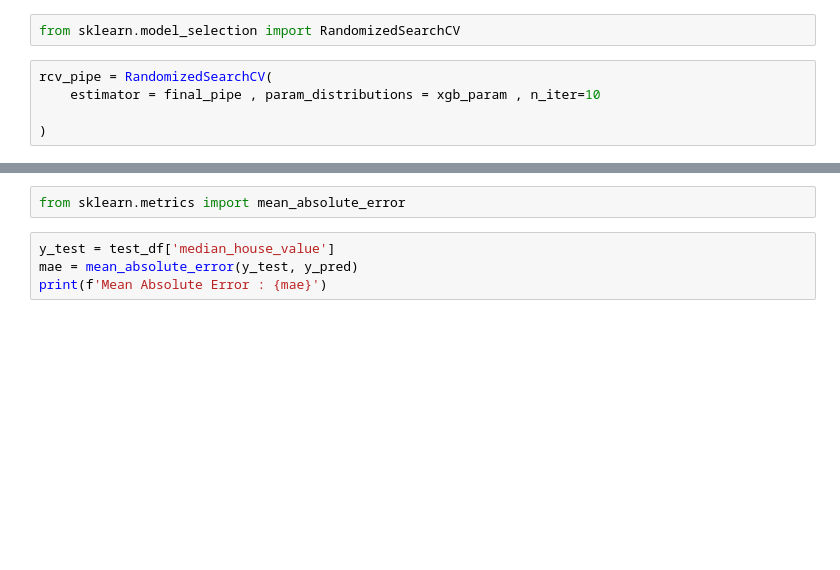
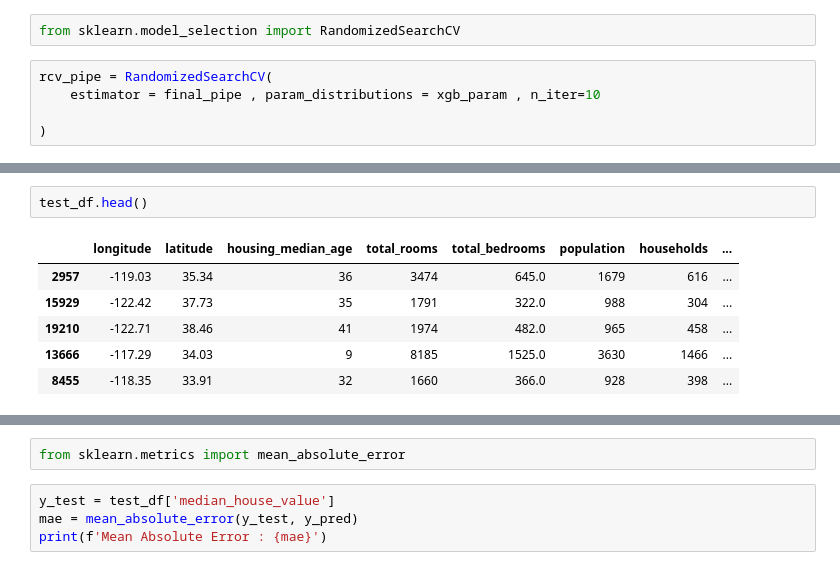
Before and after one commit to VatsVenom201/MachineLearning-Daily_tasks, a Jupyter notebook: XGBoost with Pipeline/Grad. Boosting-Pipelines.ipynb, the cells around one changed output, grey strips where cells are left out. Cells and saved outputs as stored; diff of their text form; blank space fills up the shorter version.

```diff
--- a/XGBoost with Pipeline/Grad. Boosting-Pipelines.ipynb
+++ b/XGBoost with Pipeline/Grad. Boosting-Pipelines.ipynb
@@ -265,3 +267,12 @@ train_df.head()
+# %%
+test_df.head()
+# %% [output]
+|  | longitude | latitude | housing_median_age | total_rooms | total_bedrooms | population | households | ... |
+| 2957 | -119.03 | 35.34 | 36 | 3474 | 645.0 | 1679 | 616 | ... |
+| 15929 | -122.42 | 37.73 | 35 | 1791 | 322.0 | 988 | 304 | ... |
+| 19210 | -122.71 | 38.46 | 41 | 1974 | 482.0 | 965 | 458 | ... |
+| 13666 | -117.29 | 34.03 | 9 | 8185 | 1525.0 | 3630 | 1466 | ... |
+| 8455 | -118.35 | 33.91 | 32 | 1660 | 366.0 | 928 | 398 | ... |
 # %%
 rcv_pipe.fit( train_df, train_df['median_house_value'])
 # %% [output]
```
Also changed, not shown: parts of 13 cells of this notebook, 1 other file.
